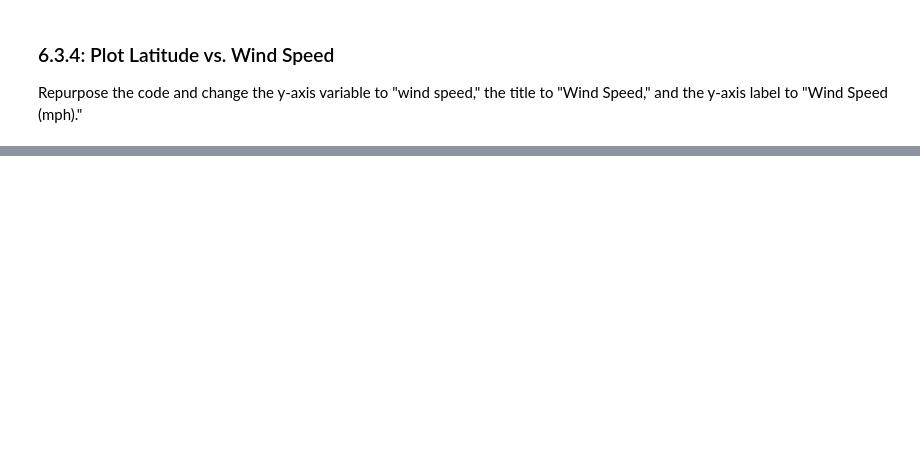
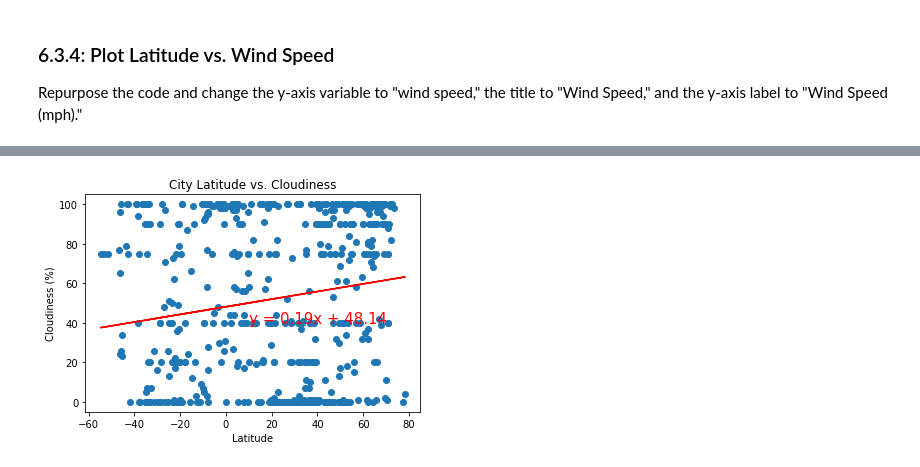
Before and after one commit to rustiri/World_Weather_Analysis, a Jupyter notebook: WeatherPy.ipynb, the cells around one changed output, grey strips where cells are left out. Cells and saved outputs as stored; diff of their text form; code cells hidden in the pictures; blank space fills up the shorter version.

```diff
--- a/WeatherPy.ipynb
+++ b/WeatherPy.ipynb
@@ -319,0 +394,6 @@ plt.show()
+# %%
+
+# call the function for latitude vs cloudiness
+plot_linear_regression(lats, cloudiness, "City Latitude vs. Cloudiness", "Cloudiness (%)", (10,40))
+# %% [output]
+[figure, added]
```
Also changed, not shown: parts of 40 cells of this notebook.
